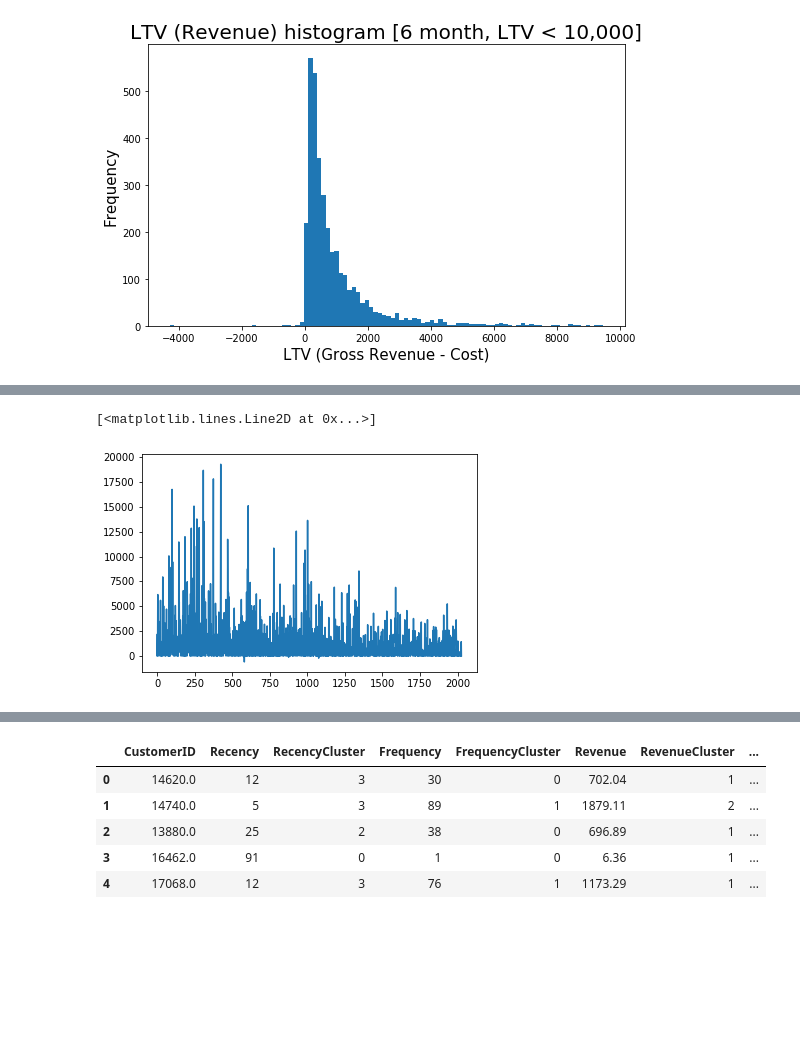
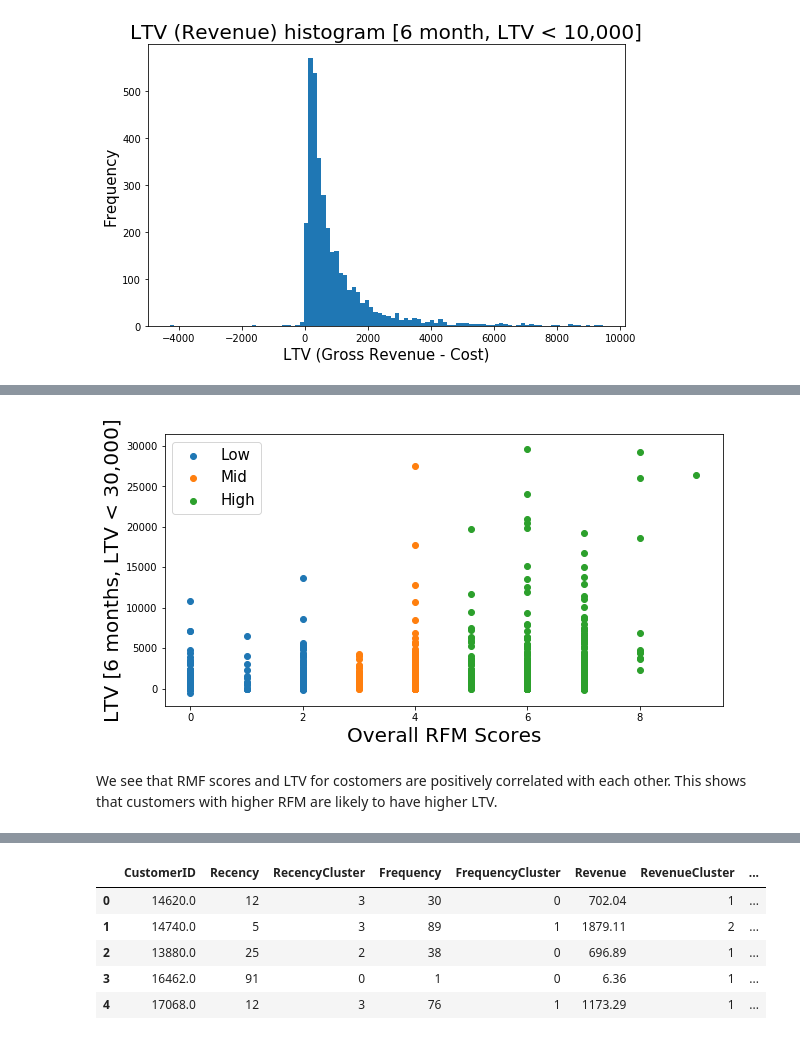
Before and after one commit to dae-han/Business_Growth_Using_Data_Science, a Jupyter notebook: 03_Lifetime_Value_Prediction.ipynb, the cells around one changed output, grey strips where cells are left out. Saved outputs shown, nothing was run; the diff lists cells and outputs as text; code cells hidden in the pictures; blank space fills up the shorter version.

```diff
--- a/03_Lifetime_Value_Prediction.ipynb
+++ b/03_Lifetime_Value_Prediction.ipynb
@@ -338,5 +311,0 @@ plt.plot(df_user['LTV_6m'])
-# %%
-plt.plot(df_user[df_user['LTV_6m'] < df_user['LTV_6m'].quantile(0.99)][['LTV_6m']])
-# %% [output]
-[<matplotlib.lines.Line2D at 0x...>]
-[figure, removed]
@@ -344,0 +312,27 @@ df_user.drop('LTVCluter', axis = 1 , inplace = True)
+# %%
+# Visualize the effect of RFM Scores in the LTV within 6 months window
+
+# Plot using Matplotlib as Plotly plot does not show in GitHub preview.
+
+x_low = df_graph.query("Segment == 'Low-Value'")['OverallScore']
+y_low = df_graph.query("Segment == 'Low-Value'")['LTV_6m']
+
+x_mid = df_graph.query("Segment == 'Mid-Value'")['OverallScore']
+y_mid = df_graph.query("Segment == 'Mid-Value'")['LTV_6m']
+
+x_high = df_graph.query("Segment == 'High-Value'")['OverallScore']
+y_high = df_graph.query("Segment == 'High-Value'")['LTV_6m']
+
+plt.figure(figsize =(10,5))
+
+plt.scatter(x_low, y_low, label = 'Low')
+plt.scatter(x_mid, y_mid, label = 'Mid')
+plt.scatter(x_high, y_high, label = 'High')
+
+plt.legend(fontsize = 15)
+plt.xlabel('Overall RFM Scores', fontsize = 20)
+plt.ylabel('LTV [6 months, LTV < 30,000]', fontsize = 20);
+# %% [output]
+[figure, added]
+# %% [markdown]
+We see that RMF scores and LTV for costomers are positively correlated with each other. This shows that customers with higher RFM are likely to have higher LTV.
```
Also changed, not shown: parts of 35 cells of this notebook.
